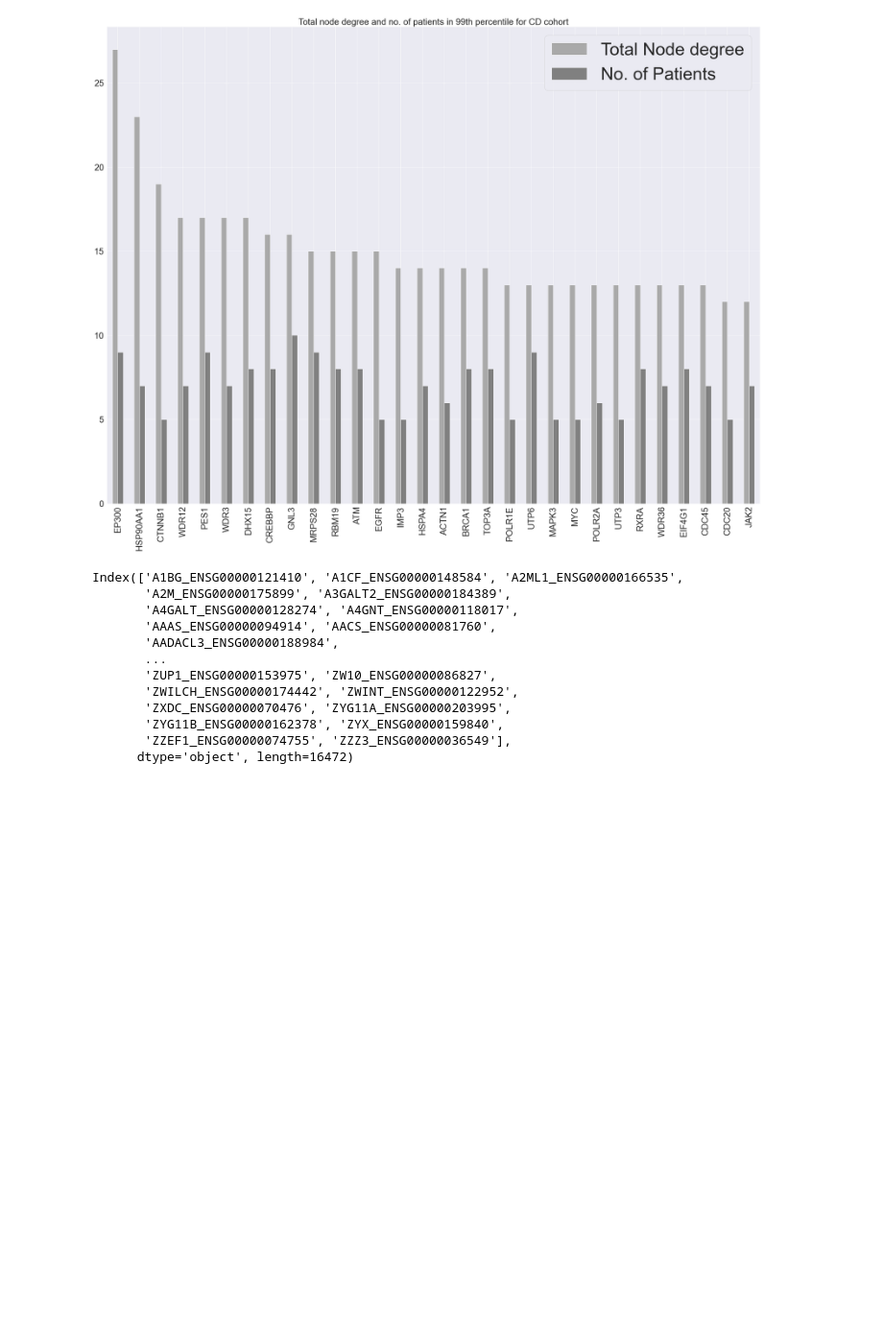
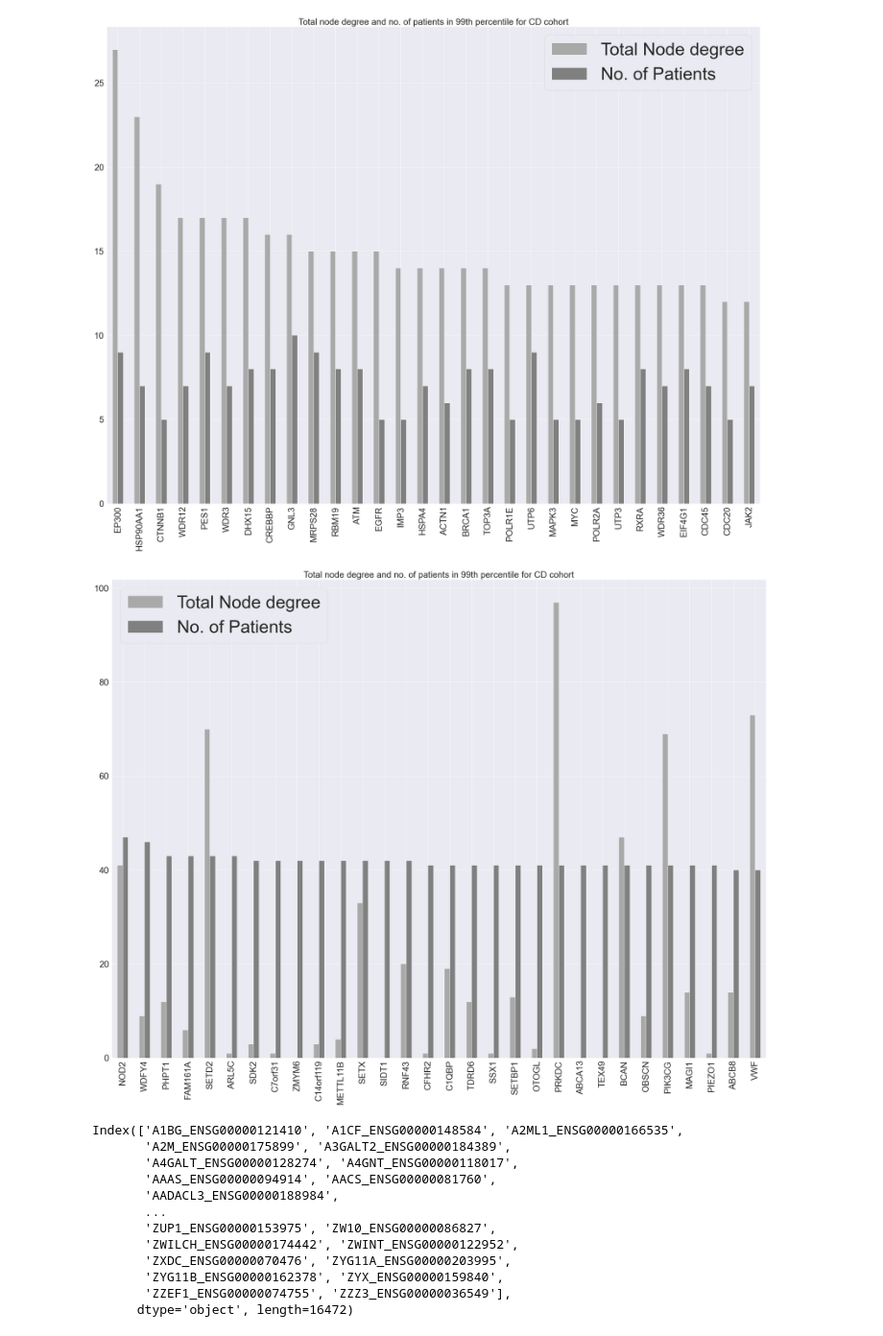
Before and after one commit to TomDoyleee/GenePy_Network_Integration, a Jupyter notebook: Results.ipynb, the cells around one changed output. Shown at 96% size. Saved outputs shown, nothing was run; the diff lists cells and outputs as text; code cells hidden in the pictures; blank space fills up the shorter version.

```diff
--- a/Results.ipynb
+++ b/Results.ipynb
@@ -335,10 +338,11 @@ create_degree_barplot(CD_99_MG, CD_bin_99)
 [figure]
 # %%
 ## for highest pations
-def create_degree_barplot(multigraph, dataset):
+def create_degree_barplot_patients(multigraph, dataset):
     from get_network_analysis import get_total_degree_from_multigraph
-    MG_95_ND_top = get_total_degree_from_multigraph(multigraph).head(30)
-    bin_95_sum_topND = dataset.sum()[MG_95_ND_top.index]
+    bin_95_sum_topND = dataset.sum().sort_values(ascending=False).head(30)
+    MG_95_ND_top = get_total_degree_from_multigraph(multigraph)[bin_95_sum_topND.index]
+
 
     df = pd.concat([MG_95_ND_top, bin_95_sum_topND], axis=1)
     df.columns = ["Total Node degree", "No. of Patients"]
@@ -348,7 +352,11 @@ def create_degree_barplot(multigraph, dataset):
     ax = df.plot.bar(fontsize=30, color=['darkgrey','gray'])
     ax.legend(prop={'size': 60})
     ax.set_title('Total node degree and no. of patients in 99th percentile for CD cohort', size=30)
-    ax.figure.savefig('TopCD_ND_Bar_99.png')
+    # ax.figure.savefig('TopCD_ND_Bar_99.png')
+# %%
+create_degree_barplot_patients(CD_95_MG, CD_bin_95)
+# %% [output]
+[figure, added]
 # %%
 genepy_df.columns
 # %% [output]
```
Also changed, not shown: parts of 30 cells of this notebook.
